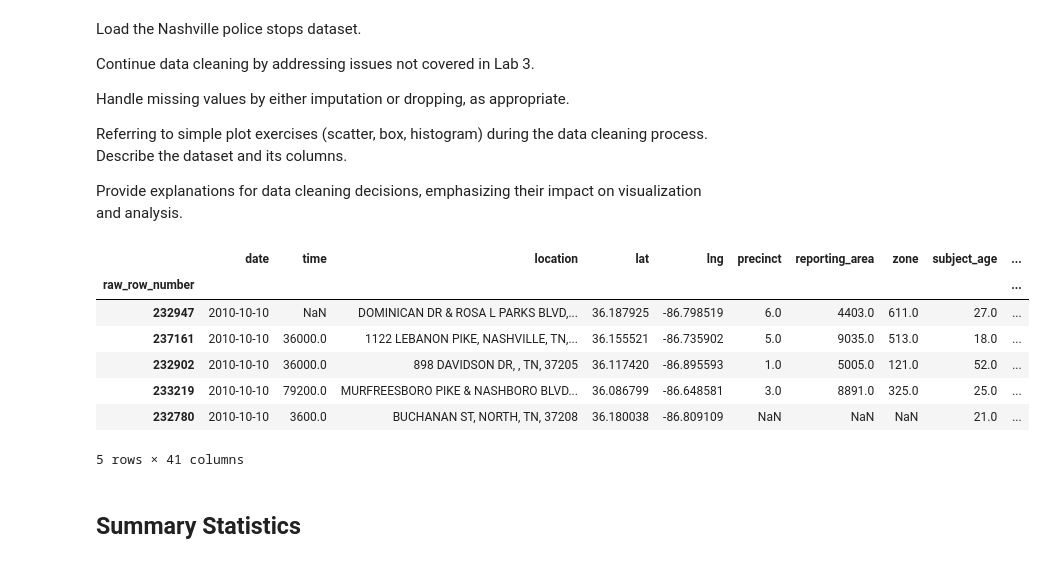
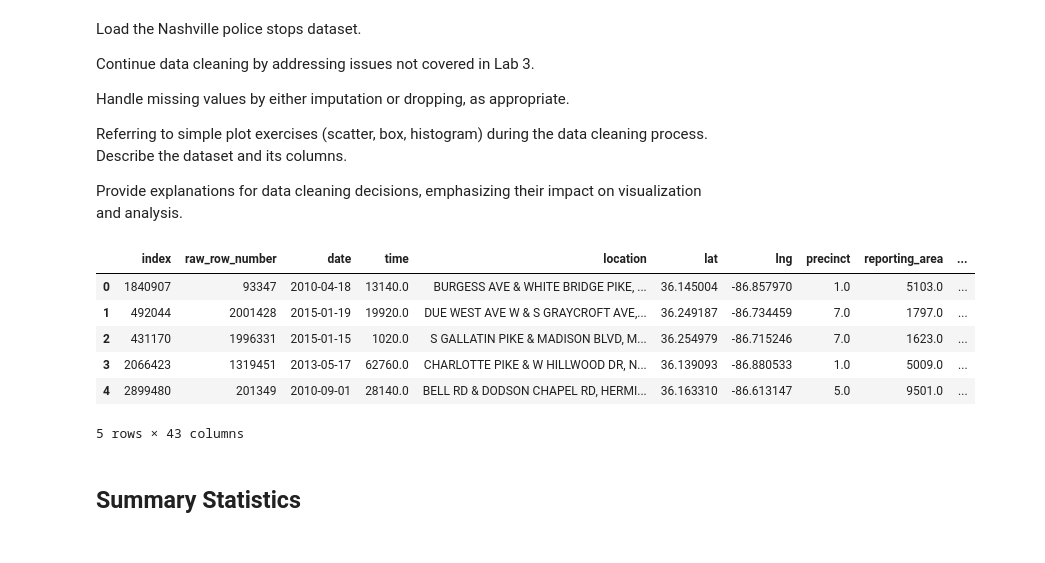
Before and after one commit to ds-modules/Legalst-123, a Jupyter notebook: labs/04_Probability Distributions, Bootstrap, and Confidence Intervals/04_Visualizatio_SummaryStatistics_Aggregations.ipynb, the cells around one changed output. Cells and saved outputs as stored; diff of their text form; code cells hidden in the pictures.

Commit message:
Included sample data set + Updated Fiona's edit
Please go to data folder to see the stops_sample.csv file

```diff
--- a/labs/04_Probability Distributions, Bootstrap, and Confidence Intervals/04_Visualizatio_SummaryStatistics_Aggregations.ipynb
+++ b/labs/04_Probability Distributions, Bootstrap, and Confidence Intervals/04_Visualizatio_SummaryStatistics_Aggregations.ipynb
@@ -44,17 +44,16 @@ Provide explanations for data cleaning decisions, emphasizing their impact on vi
 # %%
 # load the data
 user = "suminpark" #insert your user name
 path = "/Users/" + user +  "/Documents/GitHub/Modules/Legalst-123/labs/data"
-stops = pd.read_csv(path + "/nashville.txt", index_col = 0)
+stops = pd.read_csv(path + "/stops_sample.csv", index_col = 0)
 stops.head()
 # %% [output]
-|  | date | time | location | lat | lng | precinct | reporting_area | zone | subject_age | ... |
-| raw_row_number |  |  |  |  |  |  |  |  |  | ... |
-| 232947 | 2010-10-10 | NaN | DOMINICAN DR & ROSA L PARKS BLVD,... | 36.187925 | -86.798519 | 6.0 | 4403.0 | 611.0 | 27.0 | ... |
-| 237161 | 2010-10-10 | 36000.0 | 1122 LEBANON PIKE, NASHVILLE, TN,... | 36.155521 | -86.735902 | 5.0 | 9035.0 | 513.0 | 18.0 | ... |
-| 232902 | 2010-10-10 | 36000.0 | 898 DAVIDSON DR, , TN, 37205 | 36.117420 | -86.895593 | 1.0 | 5005.0 | 121.0 | 52.0 | ... |
-| 233219 | 2010-10-10 | 79200.0 | MURFREESBORO PIKE & NASHBORO BLVD... | 36.086799 | -86.648581 | 3.0 | 8891.0 | 325.0 | 25.0 | ... |
-| 232780 | 2010-10-10 | 3600.0 | BUCHANAN ST, NORTH, TN, 37208 | 36.180038 | -86.809109 | NaN | NaN | NaN | 21.0 | ... |
+|  | index | raw_row_number | date | time | location | lat | lng | precinct | reporting_area | ... |
+| 0 | 1840907 | 93347 | 2010-04-18 | 13140.0 | BURGESS AVE & WHITE BRIDGE PIKE, ... | 36.145004 | -86.857970 | 1.0 | 5103.0 | ... |
+| 1 | 492044 | 2001428 | 2015-01-19 | 19920.0 | DUE WEST AVE W & S GRAYCROFT AVE,... | 36.249187 | -86.734459 | 7.0 | 1797.0 | ... |
+| 2 | 431170 | 1996331 | 2015-01-15 | 1020.0 | S GALLATIN PIKE & MADISON BLVD, M... | 36.254979 | -86.715246 | 7.0 | 1623.0 | ... |
+| 3 | 2066423 | 1319451 | 2013-05-17 | 62760.0 | CHARLOTTE PIKE & W HILLWOOD DR, N... | 36.139093 | -86.880533 | 1.0 | 5009.0 | ... |
+| 4 | 2899480 | 201349 | 2010-09-01 | 28140.0 | BELL RD & DODSON CHAPEL RD, HERMI... | 36.163310 | -86.613147 | 5.0 | 9501.0 | ... |
-5 rows × 41 columns
+5 rows × 43 columns
 # %% [markdown]
 ## Summary Statistics
```
Also changed, not shown: parts of 8 cells of this notebook, 2 other files.
